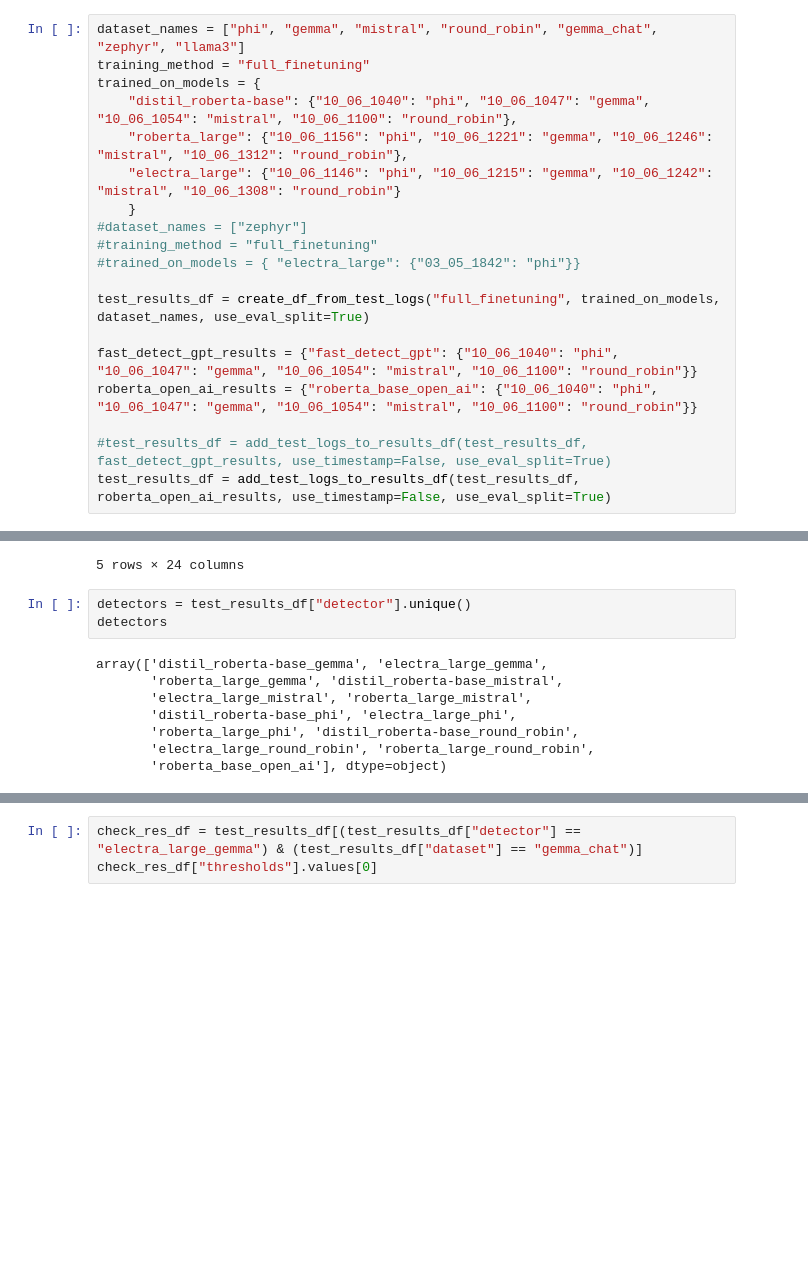
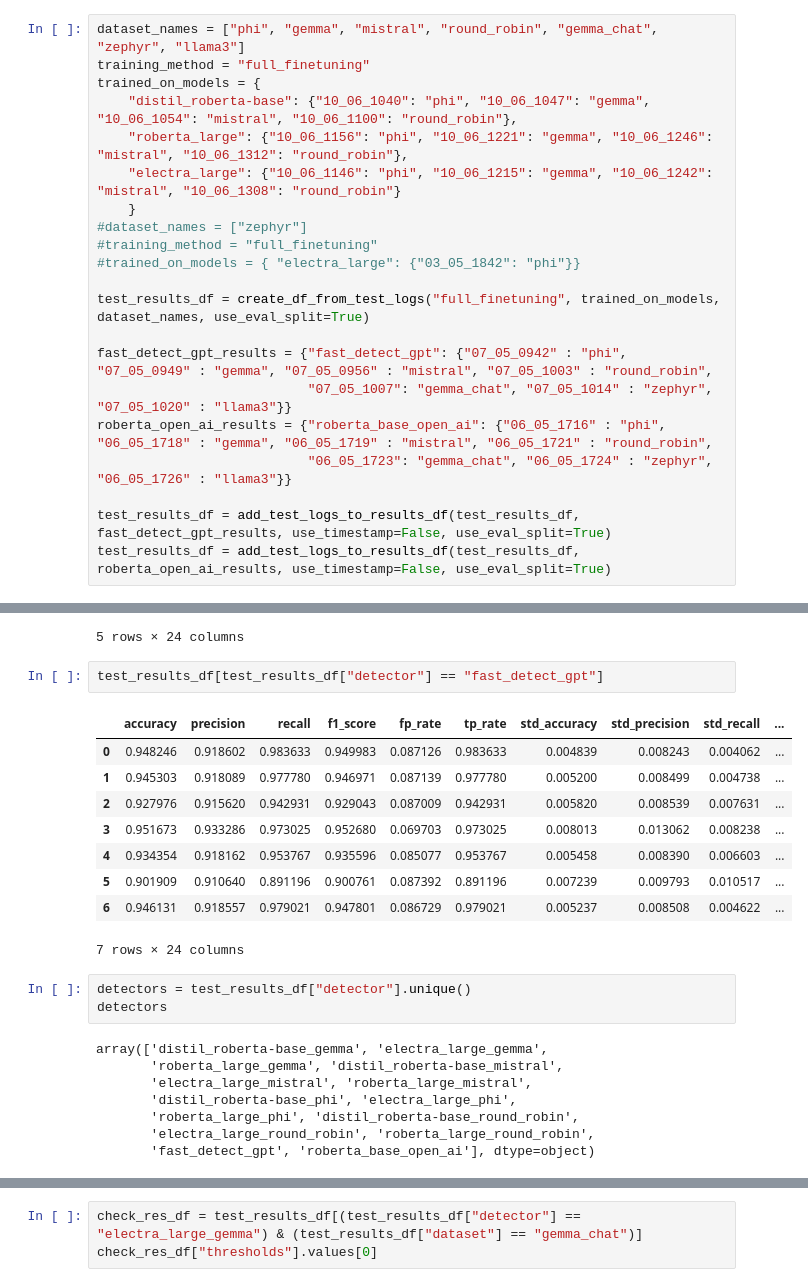
Before and after one commit to marluxiaboss/text_llm_detector, a Jupyter notebook: notebooks/find_threshold.ipynb, the cells around one changed output, grey strips where cells are left out. Cells and saved outputs as stored; diff of their text form; blank space fills up the shorter version.

```diff
--- a/notebooks/find_threshold.ipynb
+++ b/notebooks/find_threshold.ipynb
@@ -29,10 +29,12 @@ trained_on_models = {
 
 test_results_df = create_df_from_test_logs("full_finetuning", trained_on_models, dataset_names, use_eval_split=True)
 
-fast_detect_gpt_results = {"fast_detect_gpt": {"10_06_1040": "phi", "10_06_1047": "gemma", "10_06_1054": "mistral", "10_06_1100": "round_robin"}}
-roberta_open_ai_results = {"roberta_base_open_ai": {"10_06_1040": "phi", "10_06_1047": "gemma", "10_06_1054": "mistral", "10_06_1100": "round_robin"}}
+fast_detect_gpt_results = {"fast_detect_gpt": {"07_05_0942" : "phi", "07_05_0949" : "gemma", "07_05_0956" : "mistral", "07_05_1003" : "round_robin",
+                           "07_05_1007": "gemma_chat", "07_05_1014" : "zephyr", "07_05_1020" : "llama3"}}
+roberta_open_ai_results = {"roberta_base_open_ai": {"06_05_1716" : "phi", "06_05_1718" : "gemma", "06_05_1719" : "mistral", "06_05_1721" : "round_robin",
+                           "06_05_1723": "gemma_chat", "06_05_1724" : "zephyr", "06_05_1726" : "llama3"}}
 
-#test_results_df = add_test_logs_to_results_df(test_results_df, fast_detect_gpt_results, use_timestamp=False, use_eval_split=True)
+test_results_df = add_test_logs_to_results_df(test_results_df, fast_detect_gpt_results, use_timestamp=False, use_eval_split=True)
 test_results_df = add_test_logs_to_results_df(test_results_df, roberta_open_ai_results, use_timestamp=False, use_eval_split=True)
 # %%
 test_results_df.head()
@@ -44,6 +46,18 @@ test_results_df.head()
 | 9 | 0.932106 | 0.926762 | 0.938414 | 0.932520 | 0.074200 | 0.938414 | 0.005282 | 0.008034 | 0.007281 | ... |
 | 7 | 0.945991 | 0.928965 | 0.965958 | 0.947077 | 0.074012 | 0.965958 | 0.005197 | 0.008101 | 0.005626 | ... |
 5 rows × 24 columns
+# %%
+test_results_df[test_results_df["detector"] == "fast_detect_gpt"]
+# %% [output]
+|  | accuracy | precision | recall | f1_score | fp_rate | tp_rate | std_accuracy | std_precision | std_recall | ... |
+| 0 | 0.948246 | 0.918602 | 0.983633 | 0.949983 | 0.087126 | 0.983633 | 0.004839 | 0.008243 | 0.004062 | ... |
+| 1 | 0.945303 | 0.918089 | 0.977780 | 0.946971 | 0.087139 | 0.977780 | 0.005200 | 0.008499 | 0.004738 | ... |
+| 2 | 0.927976 | 0.915620 | 0.942931 | 0.929043 | 0.087009 | 0.942931 | 0.005820 | 0.008539 | 0.007631 | ... |
+| 3 | 0.951673 | 0.933286 | 0.973025 | 0.952680 | 0.069703 | 0.973025 | 0.008013 | 0.013062 | 0.008238 | ... |
+| 4 | 0.934354 | 0.918162 | 0.953767 | 0.935596 | 0.085077 | 0.953767 | 0.005458 | 0.008390 | 0.006603 | ... |
+| 5 | 0.901909 | 0.910640 | 0.891196 | 0.900761 | 0.087392 | 0.891196 | 0.007239 | 0.009793 | 0.010517 | ... |
+| 6 | 0.946131 | 0.918557 | 0.979021 | 0.947801 | 0.086729 | 0.979021 | 0.005237 | 0.008508 | 0.004622 | ... |
+7 rows × 24 columns
 # %%
 detectors = test_results_df["detector"].unique()
 detectors
@@ -54,7 +68,7 @@ array(['distil_roberta-base_gemma', 'electra_large_gemma',
        'distil_roberta-base_phi', 'electra_large_phi',
        'roberta_large_phi', 'distil_roberta-base_round_robin',
        'electra_large_round_robin', 'roberta_large_round_robin',
-       'roberta_base_open_ai'], dtype=object)
+       'fast_detect_gpt', 'roberta_base_open_ai'], dtype=object)
 # %%
 def get_threshold_for_detector_dataset(detector: str, dataset: str, target_fpr: float):
 
```
Also changed, not shown: parts of 1 cell of this notebook, 2 other files.
